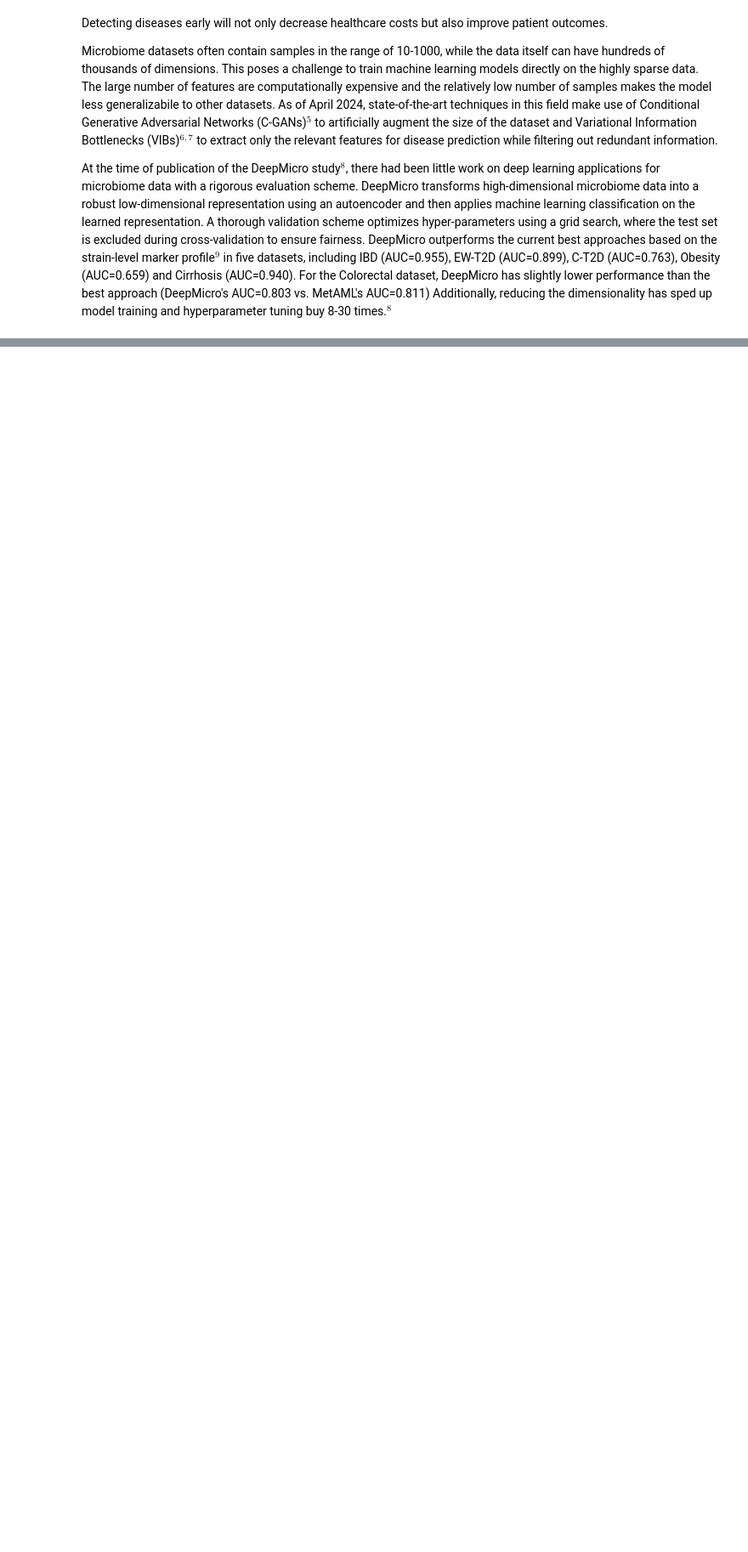
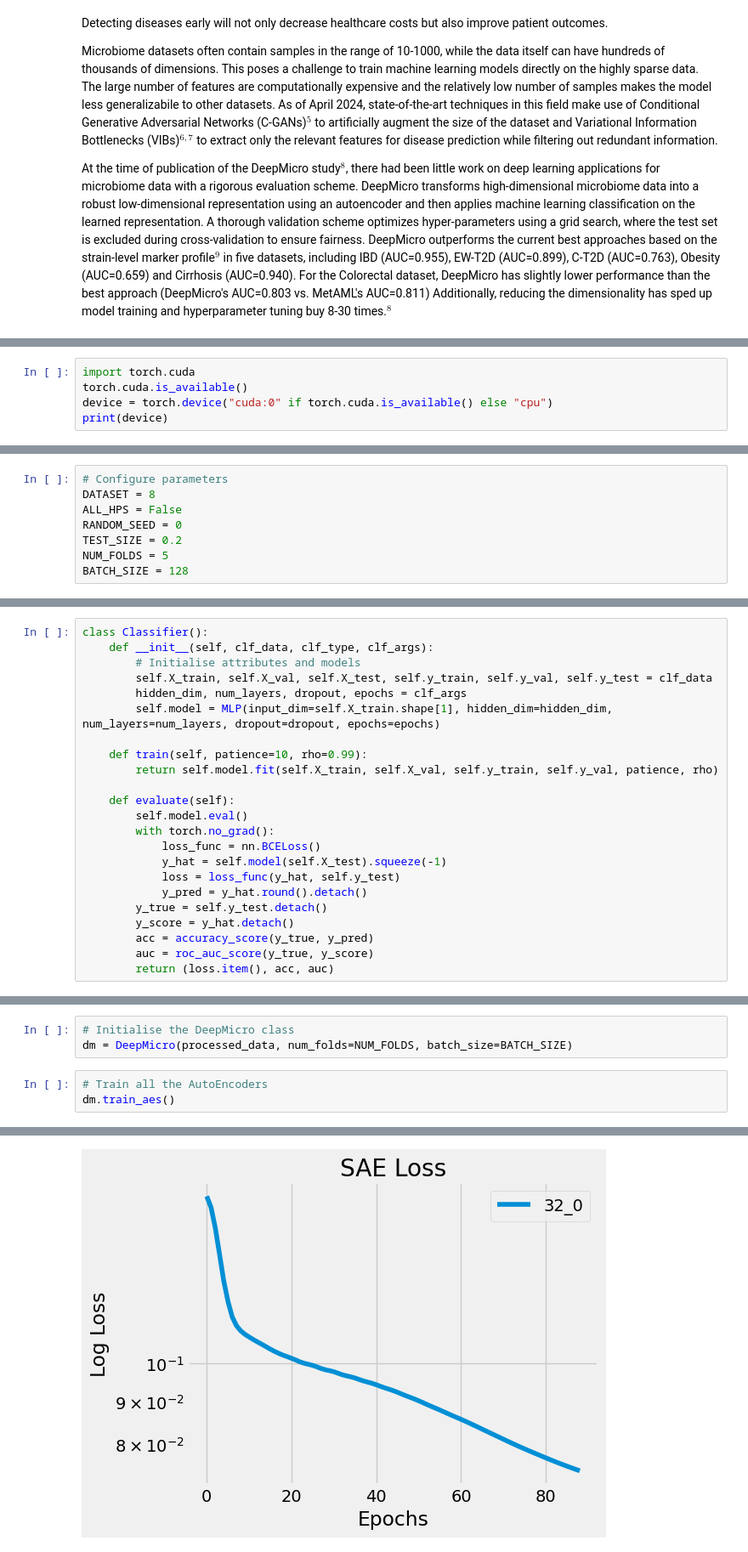
Before and after one commit to Prasad-py/DLH_Project, a Jupyter notebook: DL4H_Team_43.ipynb, the cells around one changed output, grey strips where cells are left out. Shown at 85% size. Drawn from its saved outputs; the diff is of its cells as text; blank space fills up the shorter version.

```diff
--- a/DL4H_Team_43.ipynb
+++ b/DL4H_Team_43.ipynb
@@ -517,0 +63,5 @@ Going forward we plan to implement all the missing models and a proper hyperpara
+# %%
+import torch.cuda
+torch.cuda.is_available()
+device = torch.device("cuda:0" if torch.cuda.is_available() else "cpu")
+print(device)
@@ -517,0 +74,8 @@ Going forward we plan to implement all the missing models and a proper hyperpara
+# %%
+# Configure parameters
+DATASET = 8
+ALL_HPS = False
+RANDOM_SEED = 0
+TEST_SIZE = 0.2
+NUM_FOLDS = 5
+BATCH_SIZE = 128
@@ -517,0 +620,23 @@ Going forward we plan to implement all the missing models and a proper hyperpara
+# %%
+class Classifier():
+    def __init__(self, clf_data, clf_type, clf_args):
+        # Initialise attributes and models
+        self.X_train, self.X_val, self.X_test, self.y_train, self.y_val, self.y_test = clf_data
+        hidden_dim, num_layers, dropout, epochs = clf_args
+        self.model = MLP(input_dim=self.X_train.shape[1], hidden_dim=hidden_dim, num_layers=num_layers, dropout=dropout, epochs=epochs)
+
+    def train(self, patience=10, rho=0.99):
+        return self.model.fit(self.X_train, self.X_val, self.y_train, self.y_val, patience, rho)
+
+    def evaluate(self):
+        self.model.eval()
+        with torch.no_grad():
+            loss_func = nn.BCELoss()
+            y_hat = self.model(self.X_test).squeeze(-1)
+            loss = loss_func(y_hat, self.y_test)
+            y_pred = y_hat.round().detach()
+        y_true = self.y_test.detach()
+        y_score = y_hat.detach()
+        acc = accuracy_score(y_true, y_pred)
+        auc = roc_auc_score(y_true, y_score)
+        return (loss.item(), acc, auc)
@@ -517,0 +907,7 @@ Going forward we plan to implement all the missing models and a proper hyperpara
+# %%
+# Initialise the DeepMicro class
+dm = DeepMicro(processed_data, num_folds=NUM_FOLDS, batch_size=BATCH_SIZE)
+# %%
+# Train all the AutoEncoders
+dm.train_aes()
+# %% [output]
@@ -517,0 +925 @@ Going forward we plan to implement all the missing models and a proper hyperpara
+[figure, added]
```
Also changed, not shown: parts of 59 cells of this notebook, 3 other files.
